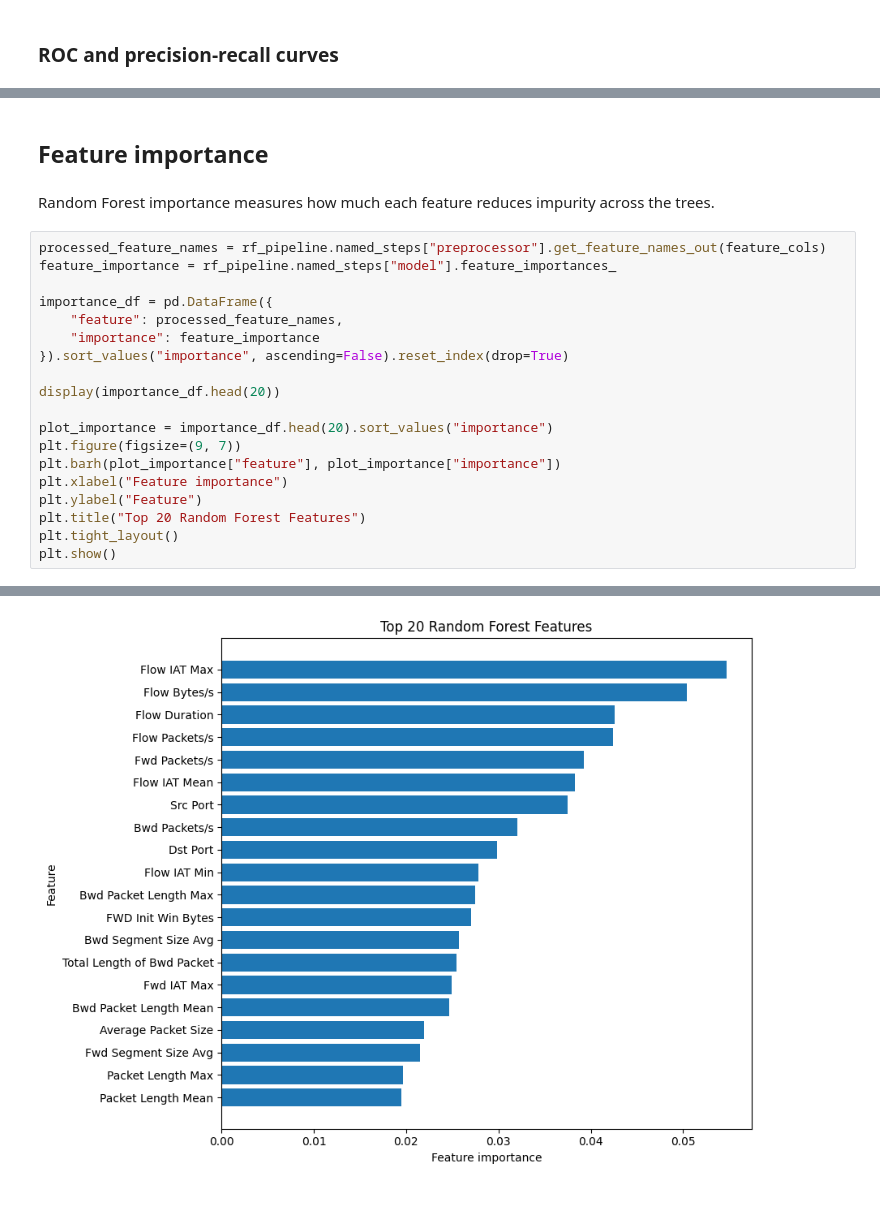
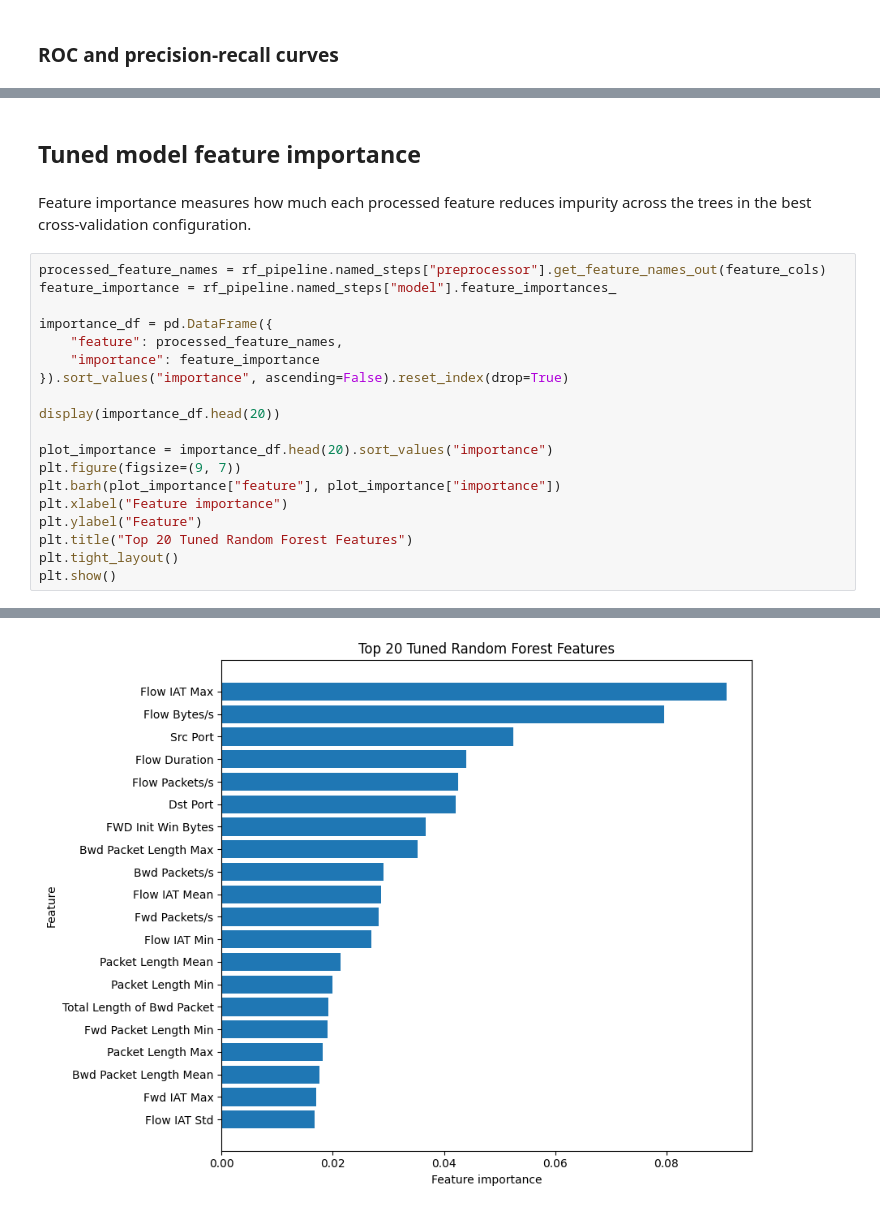
Before and after one commit to yuanmingwang/multi-stage-iot-ids, a Jupyter notebook: notebooks/p3_random_forest.ipynb, the cells around one changed output, grey strips where cells are left out. Cells and saved outputs as stored; diff of their text form.

Commit message:
update random foresrt. use StratifiedKFold with k = 5 and RandomizedSearchCV to perform hyperparameter tuning

```diff
--- a/notebooks/p3_random_forest.ipynb
+++ b/notebooks/p3_random_forest.ipynb
@@ -356,7 +453,7 @@ plot_precision_recall_curve(y_test, test_scores, "Random Forest Test Precision-R
 # %% [markdown]
-## Feature importance
+## Tuned model feature importance
 # %% [markdown]
-Random Forest importance measures how much each feature reduces impurity across the trees.
+Feature importance measures how much each processed feature reduces impurity across the trees in the best cross-validation configuration.
 # %%
 processed_feature_names = rf_pipeline.named_steps["preprocessor"].get_feature_names_out(feature_cols)
 feature_importance = rf_pipeline.named_steps["model"].feature_importances_
@@ -373,7 +470,7 @@ plt.figure(figsize=(9, 7))
 plt.barh(plot_importance["feature"], plot_importance["importance"])
 plt.xlabel("Feature importance")
 plt.ylabel("Feature")
-plt.title("Top 20 Random Forest Features")
+plt.title("Top 20 Tuned Random Forest Features")
 plt.tight_layout()
 plt.show()
 # %% [output]
@@ -397,2 +494,2 @@ plt.show()
-[figure, old version]
+[figure, new version]
 # %% [markdown]
```
Also changed, not shown: parts of 19 cells of this notebook.
